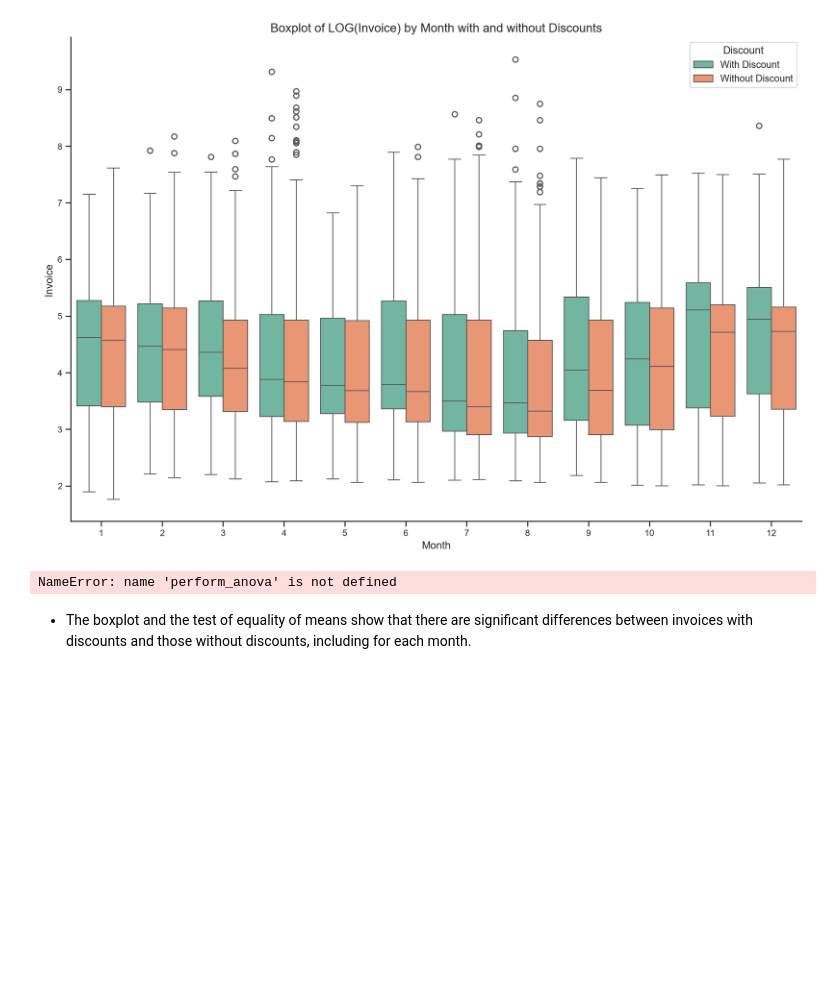
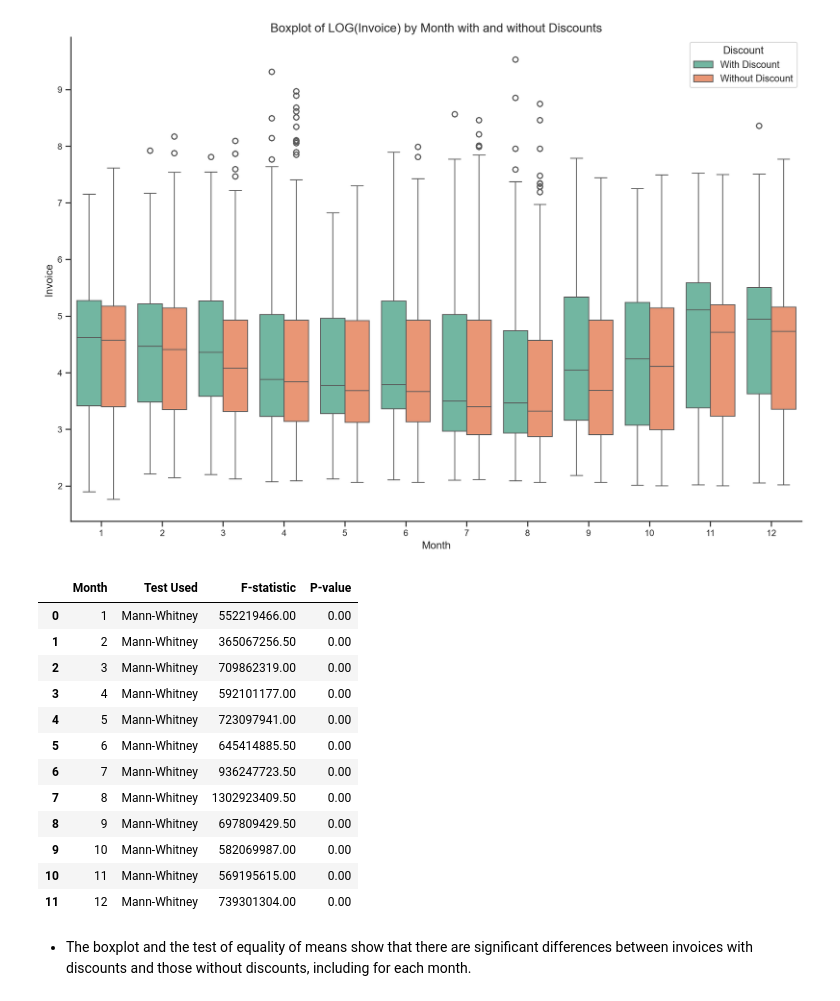
Before and after one commit to mateusengq/MKT-INSIGHTS-ECOMMERCE, a Jupyter notebook: Business_Questions.ipynb, the cells around one changed output. Cells and saved outputs as stored; diff of their text form; code cells hidden in the pictures; blank space fills up the shorter version.

```diff
--- a/Business_Questions.ipynb
+++ b/Business_Questions.ipynb
@@ -604,42 +630,31 @@ plt.legend(title='Discount')
 plt.show()
 # %% [output]
 [figure]
-# %%
-# Function to perform ANOVA for each month
-def perform_test(month, df):
-    discount_applied = df[(df['month'] == month) & (df['Discount_pct_ajus'] > 0)]['Invoice']
-    no_discount = df[(df['month'] == month) & (df['Discount_pct_ajus'] == 0)]['Invoice']
-
-    if len(discount_applied) > 0 and len(no_discount) > 0:
-        # Normality test
-        _, p_value_discount = stats.shapiro(discount_applied)
-        _, p_value_no_discount = stats.shapiro(no_discount)
-
-        if p_value_discount > 0.05 and p_value_no_discount > 0.05:
-            # Se ambos os grupos forem normais, usar ANOVA
-            f_stat, p_value = stats.f_oneway(discount_applied, no_discount)
-            test_used = "ANOVA"
-        else:
-            # Se pelo menos um dos grupos não for normal, usar Mann-Whitney
-            f_stat, p_value = stats.mannwhitneyu(discount_applied, no_discount)
-            test_used = "Mann-Whitney"
-
-        return test_used, f_stat, p_value
-    else:
-        return None, None, None
-
-# Create a table with ANOVA results for each month
-anova_results = []
-for month in invoice_discounts['month'].unique():
-    f_stat, p_value = perform_anova(month, invoice_discounts)
-    if f_stat is not None and p_value is not None:
-        anova_results.append({'Month': month, 'F-statistic': f_stat, 'P-value': p_value})
-
-anova_df = pd.DataFrame(anova_results)
-
-anova_df
-# %% [output]
-NameError: name 'perform_anova' is not defined
+# %%
+
+# Create a table with ANOVA results for each month
+anova_results = []
+for month in invoice_discounts['month'].unique():
+    test_used, f_stat, p_value = perform_test(month, invoice_discounts)
+    if test_used is not None and f_stat is not None and p_value is not None:
+        anova_results.append({'Month': month, 'Test Used': test_used, 'F-statistic': f_stat, 'P-value': p_value})
+
+anova_results_df = pd.DataFrame(anova_results)
+display(anova_results_df)
+# %% [output]
+|  | Month | Test Used | F-statistic | P-value |
+| 0 | 1 | Mann-Whitney | 552219466.00 | 0.00 |
+| 1 | 2 | Mann-Whitney | 365067256.50 | 0.00 |
+| 2 | 3 | Mann-Whitney | 709862319.00 | 0.00 |
+| 3 | 4 | Mann-Whitney | 592101177.00 | 0.00 |
+| 4 | 5 | Mann-Whitney | 723097941.00 | 0.00 |
+| 5 | 6 | Mann-Whitney | 645414885.50 | 0.00 |
+| 6 | 7 | Mann-Whitney | 936247723.50 | 0.00 |
+| 7 | 8 | Mann-Whitney | 1302923409.50 | 0.00 |
+| 8 | 9 | Mann-Whitney | 697809429.50 | 0.00 |
+| 9 | 10 | Mann-Whitney | 582069987.00 | 0.00 |
+| 10 | 11 | Mann-Whitney | 569195615.00 | 0.00 |
+| 11 | 12 | Mann-Whitney | 739301304.00 | 0.00 |
 # %% [markdown]
 - The boxplot and the test of equality of means show that there are significant differences between invoices with discounts and those without discounts, including for each month.
 # %% [markdown]
```
Also changed, not shown: parts of 7 cells of this notebook.
